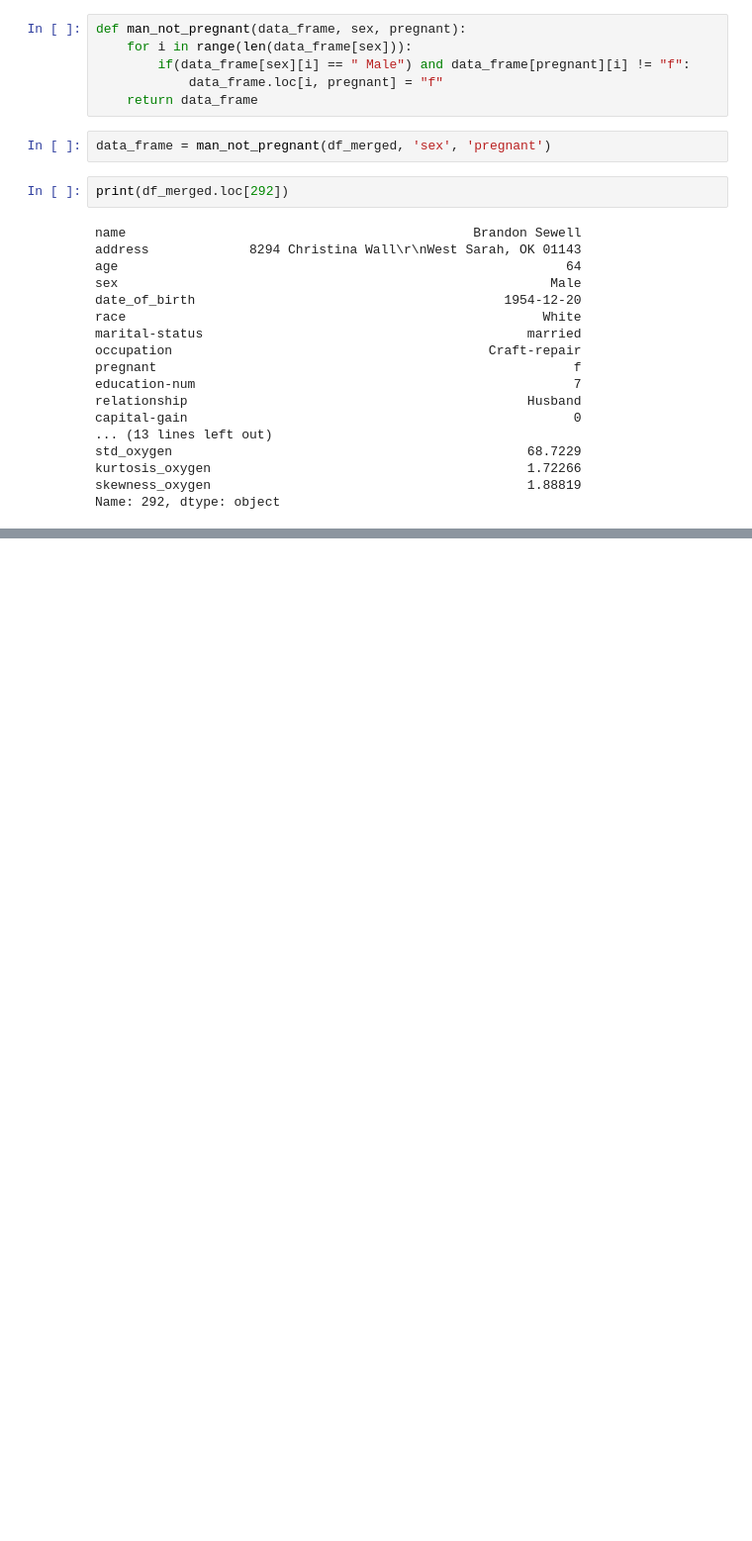
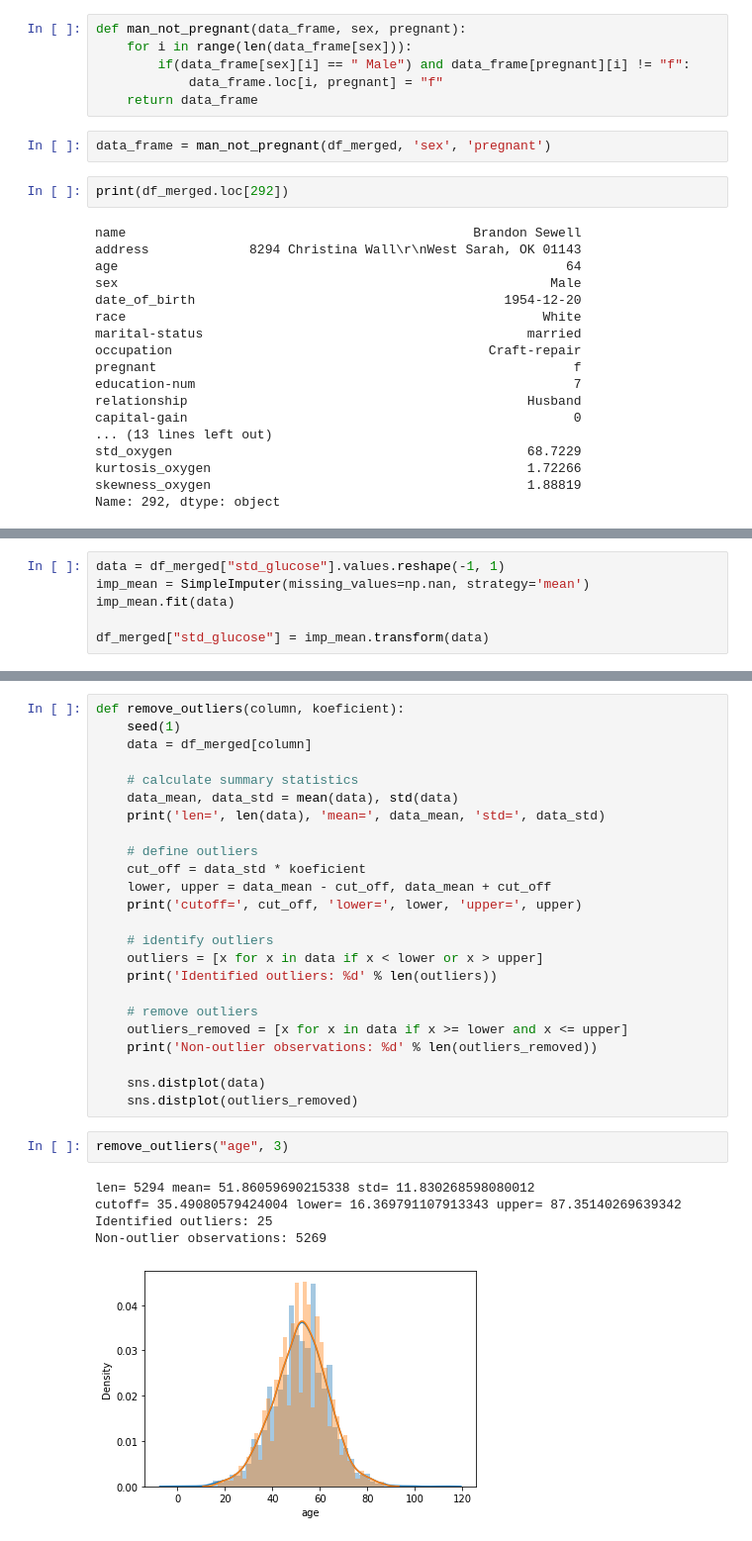
Before and after one commit to martinkukucka/IAU_Projekt, a Jupyter notebook: Projekt/projekt2.ipynb, the cells around one changed output, grey strips where cells are left out. Shown at 99% size. Saved outputs shown, nothing was run; the diff lists cells and outputs as text; blank space fills up the shorter version.

Commit message:
zaciatok nahradenie nejakej hodnoty(mean)

```diff
--- a/Projekt/projekt2.ipynb
+++ b/Projekt/projekt2.ipynb
@@ -484,0 +494,6 @@ Name: 292, dtype: object
+# %%
+data = df_merged["std_glucose"].values.reshape(-1, 1)
+imp_mean = SimpleImputer(missing_values=np.nan, strategy='mean')
+imp_mean.fit(data)
+
+df_merged["std_glucose"] = imp_mean.transform(data)
@@ -484,0 +515,32 @@ Name: 292, dtype: object
+# %%
+def remove_outliers(column, koeficient):
+    seed(1)
+    data = df_merged[column]
+
+    # calculate summary statistics
+    data_mean, data_std = mean(data), std(data)
+    print('len=', len(data), 'mean=', data_mean, 'std=', data_std)
+
+    # define outliers
+    cut_off = data_std * koeficient
+    lower, upper = data_mean - cut_off, data_mean + cut_off
+    print('cutoff=', cut_off, 'lower=', lower, 'upper=', upper)
+
+    # identify outliers
+    outliers = [x for x in data if x < lower or x > upper]
+    print('Identified outliers: %d' % len(outliers))
+
+    # remove outliers
+    outliers_removed = [x for x in data if x >= lower and x <= upper]
+    print('Non-outlier observations: %d' % len(outliers_removed))
+
+    sns.distplot(data)
+    sns.distplot(outliers_removed)
+# %%
+remove_outliers("age", 3)
+# %% [output]
+len= 5294 mean= 51.86059690215338 std= 11.830268598080012
+cutoff= 35.49080579424004 lower= 16.369791107913343 upper= 87.35140269639342
+Identified outliers: 25
+Non-outlier observations: 5269
+[figure, added]
```
Also changed, not shown: parts of 8 cells of this notebook, 1 other file.
